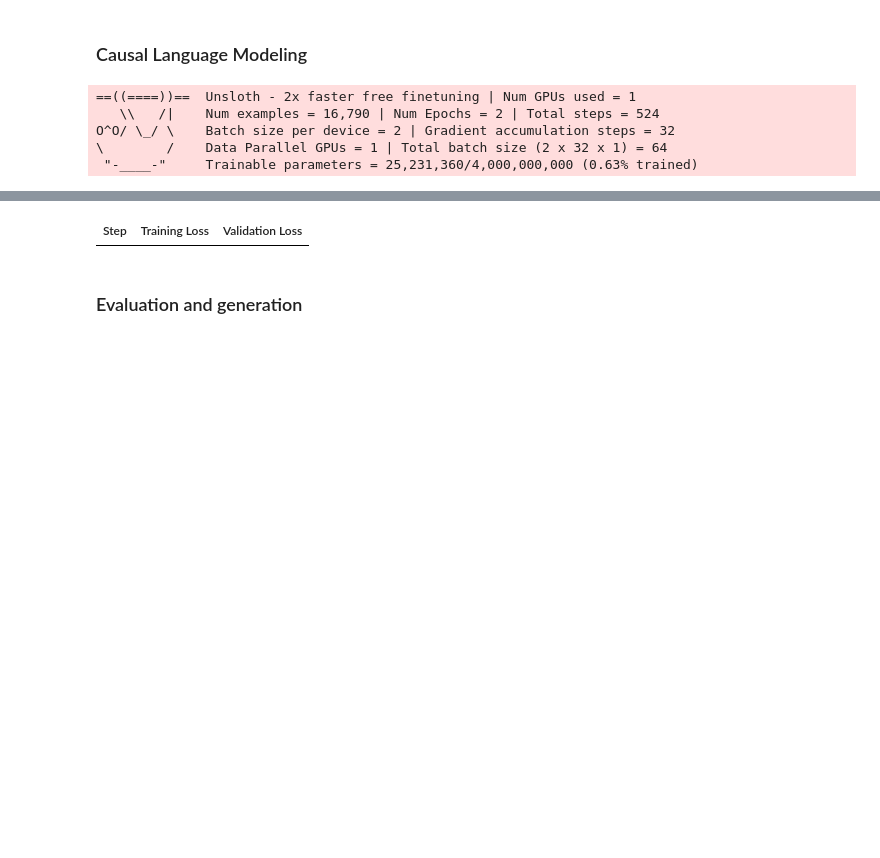
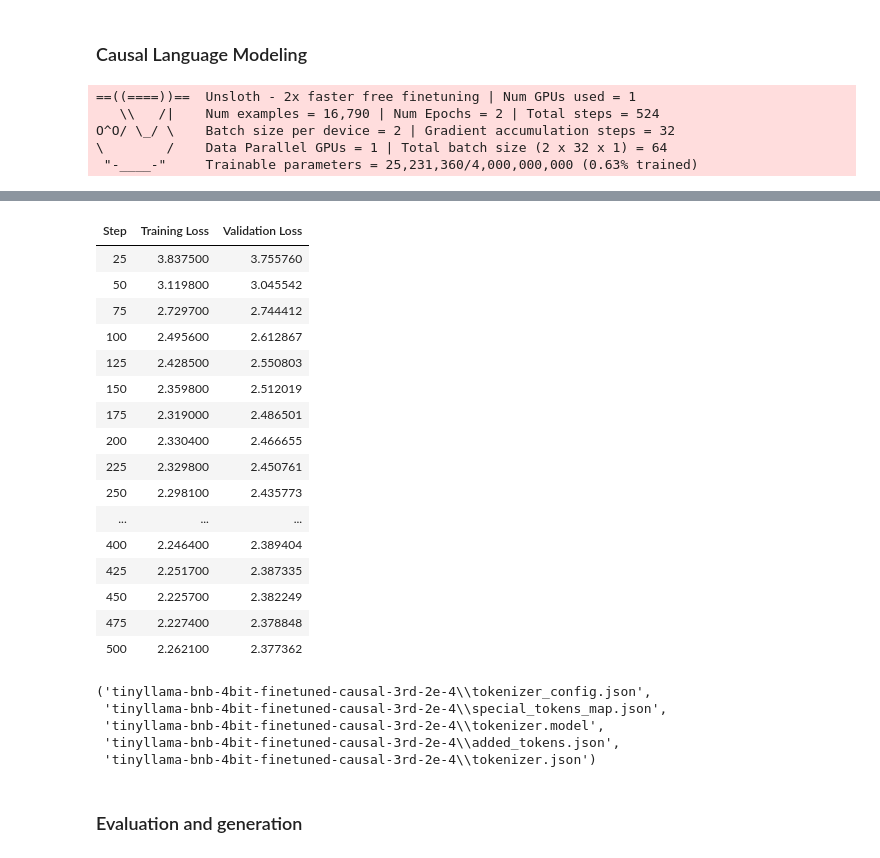
Before and after one commit to zuza571/AI-Generated-CTI, a Jupyter notebook: generator.ipynb, the cells around one changed output, grey strips where cells are left out. Saved outputs shown, nothing was run; the diff lists cells and outputs as text; code cells hidden in the pictures; blank space fills up the shorter version.

```diff
--- a/generator.ipynb
+++ b/generator.ipynb
@@ -19,7 +19,7 @@ dtype = None            # autodetect
 load_in_4bit = True     # enable 4-bit quantization to reduce memory usage
 
 model, tokenizer = FastLanguageModel.from_pretrained(
-    model_name=f"{model_name}-finetuned-causal-3rd", # if want to download: model_name=f"unsloth/{model_name}"
+    model_name=f"{model_name}-finetuned-causal-3rd-2e-4", # if want to download: model_name=f"unsloth/{model_name}"
     max_seq_length=max_seq_length,
     dtype=dtype,
     load_in_4bit=load_in_4bit,
@@ -296,19 +296,20 @@ trainer = Trainer(
     data_collator=data_collator,
     train_dataset=train_dataset,
     eval_dataset=eval_dataset,
-    callbacks=[EarlyStoppingCallback(early_stopping_patience=20)],
+    callbacks=[EarlyStoppingCallback(early_stopping_patience=3)],
     args=TrainingArguments(
         per_device_train_batch_size=2,
         per_device_eval_batch_size=2,
         gradient_accumulation_steps=32,  # simulates larger batch size without increasing memory usage
+        eval_accumulation_steps=32,
         warmup_ratio = 0.1,
 
         num_train_epochs=2,  # default; anything more than 3 is not optimal
-        learning_rate=2e-5,  # try 1e-4, 2e-5 or 5e-5
+        learning_rate=2e-4,  # try 1e-4, 2e-5 or 5e-5
         max_grad_norm=1.0,
 
         logging_steps=10,
-        eval_steps=20,
+        eval_steps=25,
         eval_strategy="steps",
         metric_for_best_model="eval_loss",
         load_best_model_at_end=True,
@@ -319,14 +320,14 @@ trainer = Trainer(
         weight_decay=0.1,
         lr_scheduler_type="linear",
         seed=3407,
-        output_dir="results_causal-3rd",
+        output_dir="results_causal-3rd-2e-4",
         report_to = "none",
     ),
 )
 
 trainer_stats = trainer.train()
 
-finetuned_model = f"{model_name}-finetuned-causal-3rd"
+finetuned_model = f"{model_name}-finetuned-causal-3rd-2e-4"
 model.save_pretrained(finetuned_model)
 tokenizer.save_pretrained(finetuned_model)
 # %% [output]
@@ -339,4 +340,25 @@ O^O/ \_/ \    Batch size per device = 2 | Gradient accumulation steps = 32
 | Step | Training Loss | Validation Loss |
+| 25 | 3.837500 | 3.755760 |
+| 50 | 3.119800 | 3.045542 |
+| 75 | 2.729700 | 2.744412 |
+| 100 | 2.495600 | 2.612867 |
+| 125 | 2.428500 | 2.550803 |
+| 150 | 2.359800 | 2.512019 |
+| 175 | 2.319000 | 2.486501 |
+| 200 | 2.330400 | 2.466655 |
+| 225 | 2.329800 | 2.450761 |
+| 250 | 2.298100 | 2.435773 |
+| ... | ... | ... |
+| 400 | 2.246400 | 2.389404 |
+| 425 | 2.251700 | 2.387335 |
+| 450 | 2.225700 | 2.382249 |
+| 475 | 2.227400 | 2.378848 |
+| 500 | 2.262100 | 2.377362 |
+('tinyllama-bnb-4bit-finetuned-causal-3rd-2e-4\\tokenizer_config.json',
+ 'tinyllama-bnb-4bit-finetuned-causal-3rd-2e-4\\special_tokens_map.json',
+ 'tinyllama-bnb-4bit-finetuned-causal-3rd-2e-4\\tokenizer.model',
+ 'tinyllama-bnb-4bit-finetuned-causal-3rd-2e-4\\added_tokens.json',
+ 'tinyllama-bnb-4bit-finetuned-causal-3rd-2e-4\\tokenizer.json')
 # %% [markdown]
 ### Evaluation and generation
 # %%
```
Also changed, not shown: parts of 4 cells of this notebook, 2 other files.
